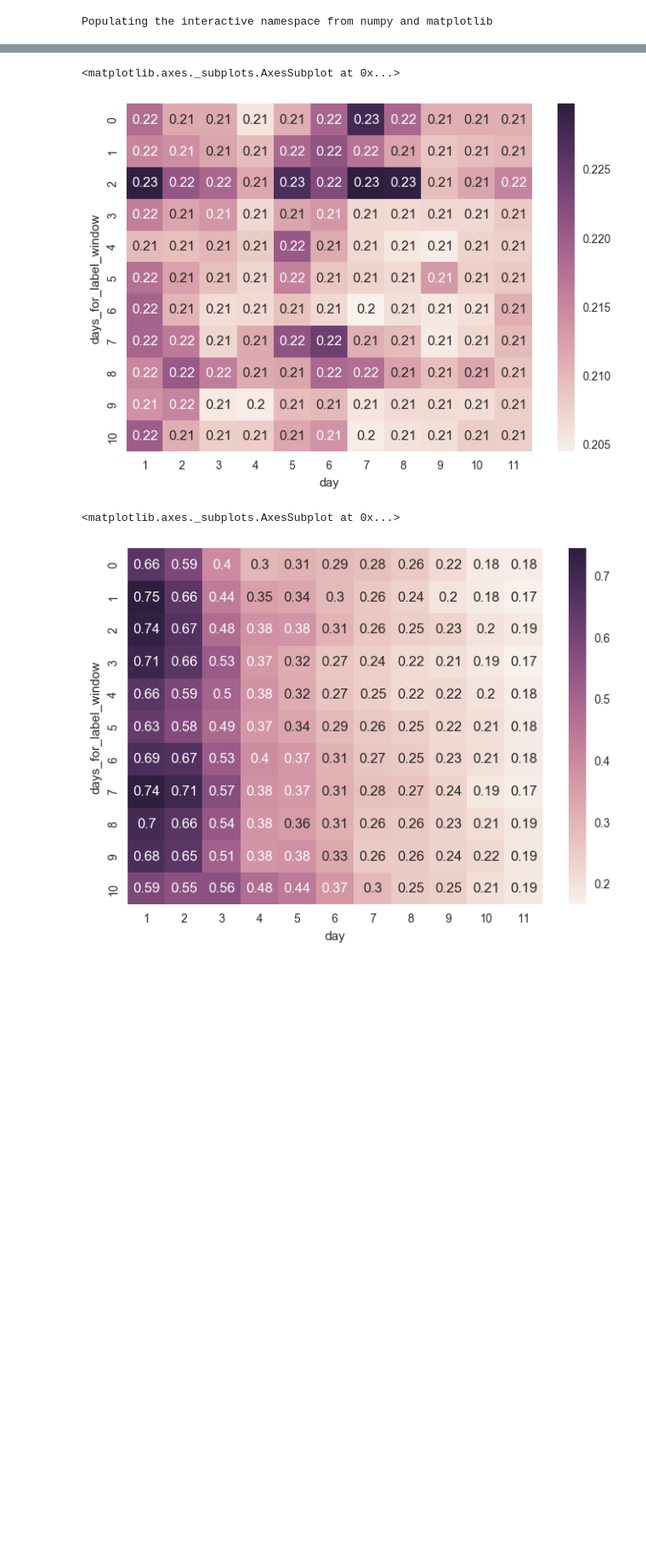
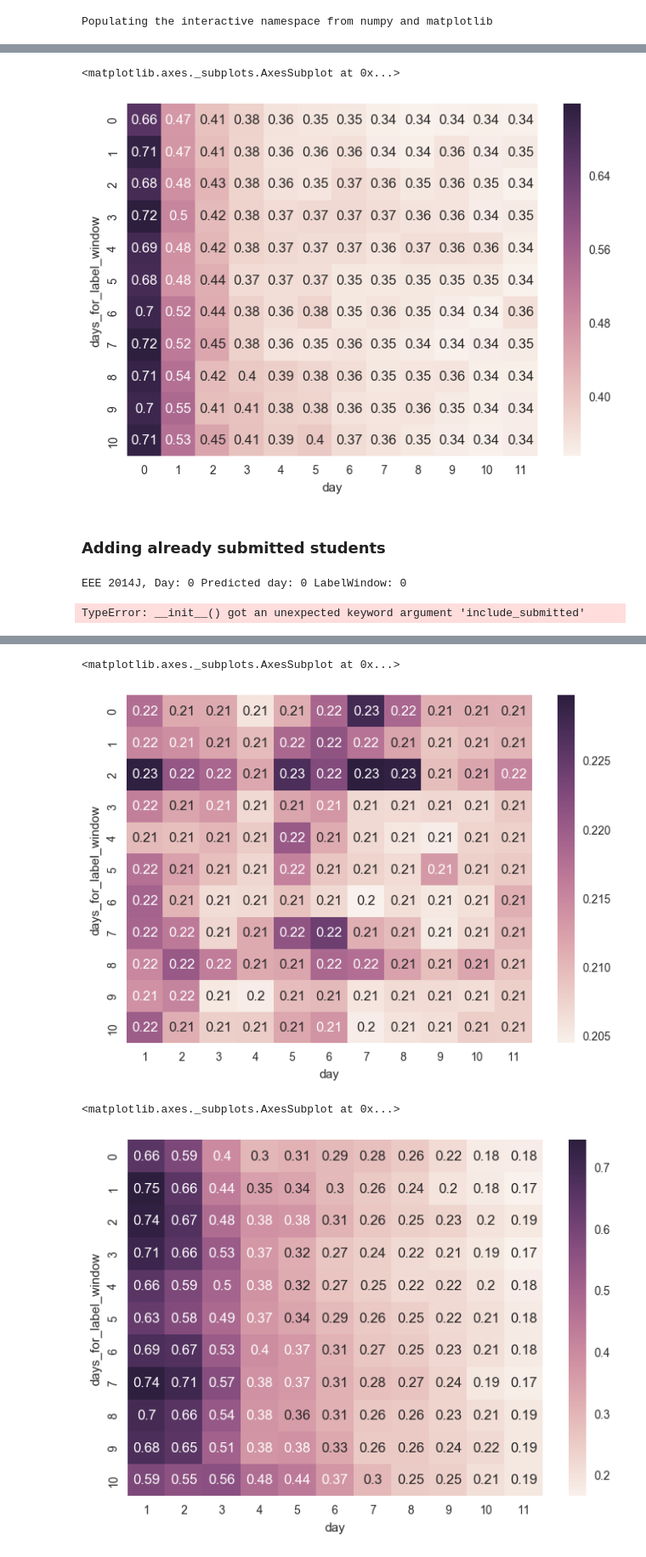
Before and after one commit to hlostam/ouroboros_paper, a Jupyter notebook: notebooks/experiments_windowsize.ipynb, the cells around one changed output, grey strips where cells are left out. Shown at 85% size. Cells and saved outputs as stored; diff of their text form; code cells hidden in the pictures; blank space fills up the shorter version.

```diff
--- a/notebooks/experiments_windowsize.ipynb
+++ b/notebooks/experiments_windowsize.ipynb
@@ -167,0 +214,11 @@ EEE 2014J, Day: 4 Predicted day: 4 LabelWindow: 10
+# %%
+df = dailyExpSelflearnerWithTrainWindow3.get_metrics_df()
+df = df[df.classifier == 'LR-W']
+# df = df[df.day > 0]
+df_hm = df.pivot('days_for_label_window','day','fscore')
+sns.heatmap(df_hm, annot=True)
+# %% [output]
+<matplotlib.axes._subplots.AxesSubplot at 0x...>
+[figure, added]
+# %% [markdown]
+### Adding already submitted students
@@ -168,3 +272,9 @@ EEE 2014J, Day: 4 Predicted day: 4 LabelWindow: 10
+# %%
+EXP_OUROBOROS_TRAININGWINDOW_DUMP_PATH_3 = os.path.join(SELF_LEARNER_MODULE_PATH, 'exp_ouroboros_trainingwindow_jla_3.pkl')
+%time dailyExpSelflearnerWithTrainWindow4 = lazy_load(EXP_OUROBOROS_TRAININGWINDOW_DUMP_PATH_3, compute_experiment, kwargs=kwargs, force_recompute=False)
+# %% [output]
+EEE 2014J, Day: 0 Predicted day: 0 LabelWindow: 0
+TypeError: __init__() got an unexpected keyword argument 'include_submitted'
 # %%
 dailyExpSelflearnerWithTrainWindow2
 # %%
```
Also changed, not shown: parts of 13 cells of this notebook, 3 other files.
